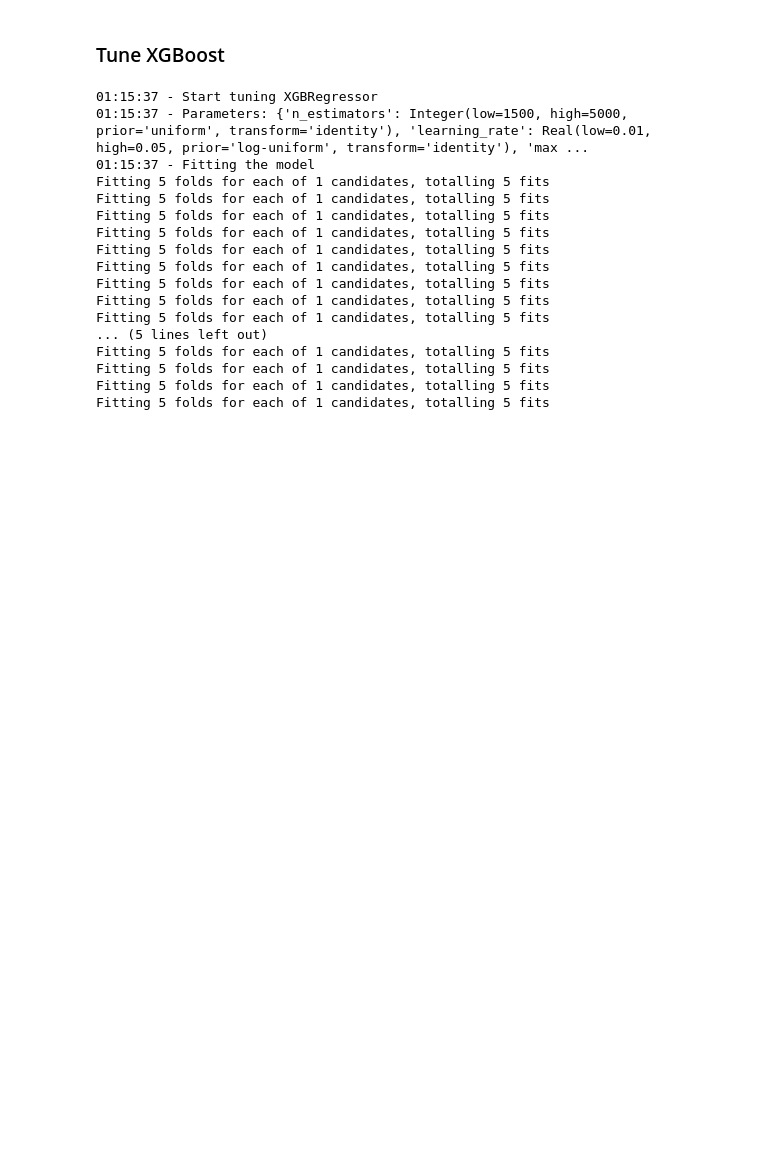
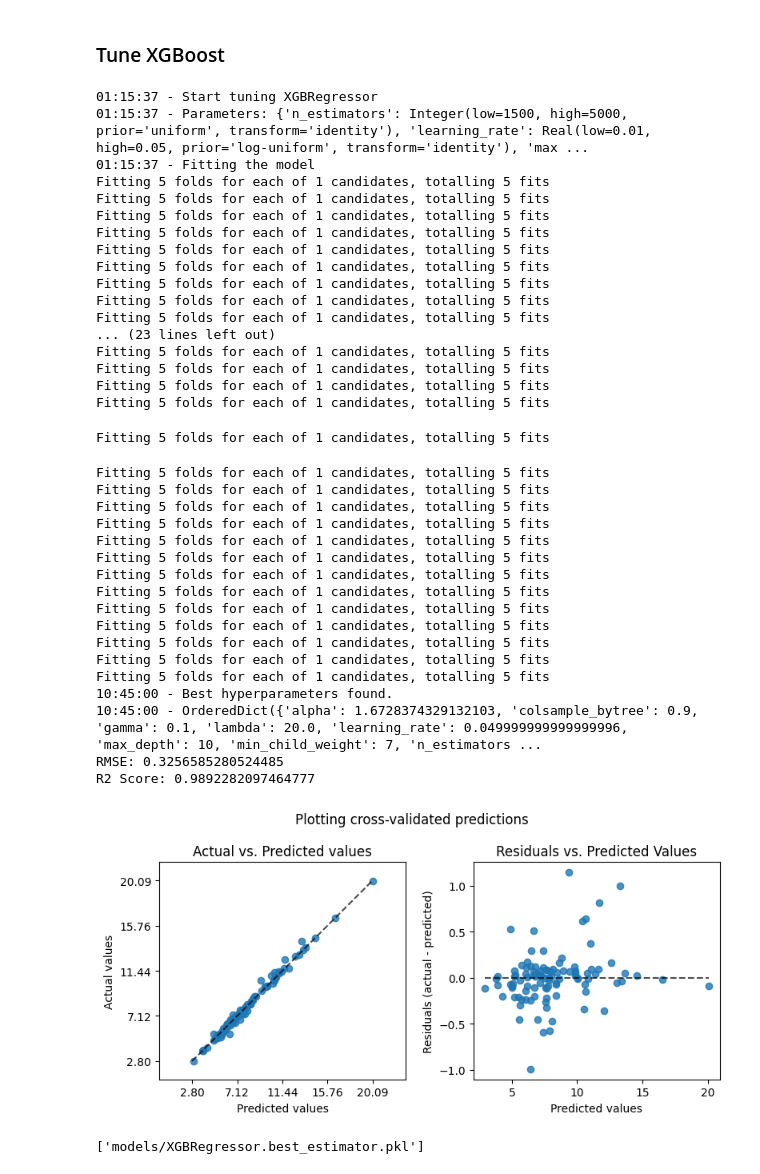
Before and after one commit to masaver/brist1d, a Jupyter notebook: notebooks/ralf/modelling/3.30-global-model-bg-insulin-cals-hr-steps-1hs-5min/04-hyperparameter-tuning-XGB.ipynb, the cells around one changed output. Cells and saved outputs as stored; diff of their text form; code cells hidden in the pictures; blank space fills up the shorter version.

Commit message:
Add meta-estimator

```diff
--- a/notebooks/ralf/modelling/3.30-global-model-bg-insulin-cals-hr-steps-1hs-5min/04-hyperparameter-tuning-XGB.ipynb
+++ b/notebooks/ralf/modelling/3.30-global-model-bg-insulin-cals-hr-steps-1hs-5min/04-hyperparameter-tuning-XGB.ipynb
@@ -24,41 +24,61 @@ from xgboost import XGBRegressor
 from skopt.space import Integer, Real
 from model_hyperparameter_tuning import tune_hyperparameters
 
 search_space = {
     'n_estimators': Integer(1500, 5000),  # Allow for more boosting rounds
     'learning_rate': Real(0.01, 0.05, 'log-uniform'),  # Slightly higher learning rates
     'max_depth': Integer(3, 10),  # Allow deeper trees
     'min_child_weight': Integer(2, 7),  # Explore smaller values
     'subsample': Real(0.5, 0.8),  # Light subsampling for diversity while preserving data
     'colsample_bytree': Real(0.6, 0.9),  # Common column sampling range
     'gamma': Real(0.1, 2, 'log-uniform'),  # Small gamma range for light regularization
-    'alpha': Real(1, 50, 'log-uniform'),  # Increase upper bound for L1 regularization
-    'lambda': Real(1, 20, 'log-uniform'),  # Default L2 regularization
+    'reg_alpha': Real(1, 50, 'log-uniform'),  # Increase upper bound for L1 regularization
+    'reg_lambda': Real(1, 20, 'log-uniform'),  # Default L2 regularization
 }
-
 model = XGBRegressor(random_state=42, n_jobs=-1)
-best_estimator, best_params = tune_hyperparameters(model, search_space, X_train, y_train, X_additional_train, y_additional_train)
+best_estimator, best_params = tune_hyperparameters(model, search_space, pd.DataFrame(), pd.Series(), X_additional_train, y_additional_train)
 # %% [output]
 01:15:37 - Start tuning XGBRegressor
 01:15:37 - Parameters: {'n_estimators': Integer(low=1500, high=5000, prior='uniform', transform='identity'), 'learning_rate': Real(low=0.01, high=0.05, prior='log-uniform', transform='identity'), 'max ...
 01:15:37 - Fitting the model
 Fitting 5 folds for each of 1 candidates, totalling 5 fits
 Fitting 5 folds for each of 1 candidates, totalling 5 fits
 Fitting 5 folds for each of 1 candidates, totalling 5 fits
 Fitting 5 folds for each of 1 candidates, totalling 5 fits
 Fitting 5 folds for each of 1 candidates, totalling 5 fits
 Fitting 5 folds for each of 1 candidates, totalling 5 fits
 Fitting 5 folds for each of 1 candidates, totalling 5 fits
 Fitting 5 folds for each of 1 candidates, totalling 5 fits
 Fitting 5 folds for each of 1 candidates, totalling 5 fits
-... (5 lines left out)
+... (23 lines left out)
 Fitting 5 folds for each of 1 candidates, totalling 5 fits
 Fitting 5 folds for each of 1 candidates, totalling 5 fits
 Fitting 5 folds for each of 1 candidates, totalling 5 fits
 Fitting 5 folds for each of 1 candidates, totalling 5 fits
+Fitting 5 folds for each of 1 candidates, totalling 5 fits
+Fitting 5 folds for each of 1 candidates, totalling 5 fits
+Fitting 5 folds for each of 1 candidates, totalling 5 fits
+Fitting 5 folds for each of 1 candidates, totalling 5 fits
+Fitting 5 folds for each of 1 candidates, totalling 5 fits
+Fitting 5 folds for each of 1 candidates, totalling 5 fits
+Fitting 5 folds for each of 1 candidates, totalling 5 fits
+Fitting 5 folds for each of 1 candidates, totalling 5 fits
+Fitting 5 folds for each of 1 candidates, totalling 5 fits
+Fitting 5 folds for each of 1 candidates, totalling 5 fits
+Fitting 5 folds for each of 1 candidates, totalling 5 fits
+Fitting 5 folds for each of 1 candidates, totalling 5 fits
+Fitting 5 folds for each of 1 candidates, totalling 5 fits
+Fitting 5 folds for each of 1 candidates, totalling 5 fits
+10:45:00 - Best hyperparameters found.
+10:45:00 - OrderedDict({'alpha': 1.6728374329132103, 'colsample_bytree': 0.9, 'gamma': 0.1, 'lambda': 20.0, 'learning_rate': 0.049999999999999996, 'max_depth': 10, 'min_child_weight': 7, 'n_estimators ...
+RMSE: 0.3256585280524485
+R2 Score: 0.9892282097464777
+[figure, added]
 # %%
 import os
 import joblib
 
 best_estimator_file_name = f'{model.__class__.__name__}.best_estimator.pkl'
 joblib.dump(best_estimator, os.path.join('models', best_estimator_file_name))
+# %% [output]
+['models/XGBRegressor.best_estimator.pkl']
```
Also changed, not shown: 17 other files.
